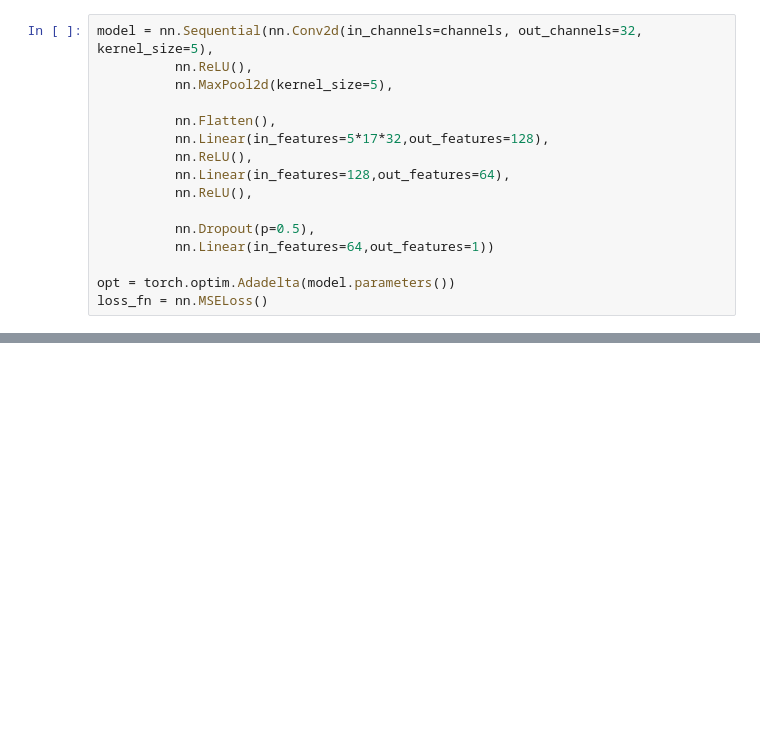
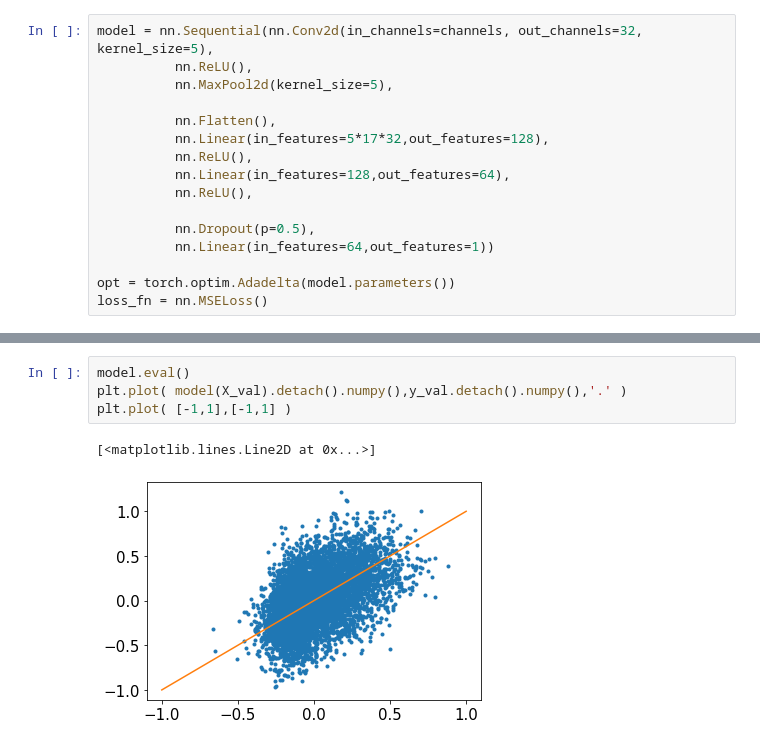
Before and after one commit to glennliu265/predict_amv, a Jupyter notebook: CNN_SST_SSS_predict_SST.ipynb, the cells around one changed output, grey strips where cells are left out. Saved outputs shown, nothing was run; the diff lists cells and outputs as text; blank space fills up the shorter version.

```diff
--- a/CNN_SST_SSS_predict_SST.ipynb
+++ b/CNN_SST_SSS_predict_SST.ipynb
@@ -121,0 +103,7 @@ RuntimeError: [enforce fail at CPUAllocator.cpp:65] . DefaultCPUAllocator: can't
+# %%
+model.eval()
+plt.plot( model(X_val).detach().numpy(),y_val.detach().numpy(),'.' )
+plt.plot( [-1,1],[-1,1] )
+# %% [output]
+[<matplotlib.lines.Line2D at 0x...>]
+[figure, added]
```
Also changed, not shown: parts of 13 cells of this notebook.
